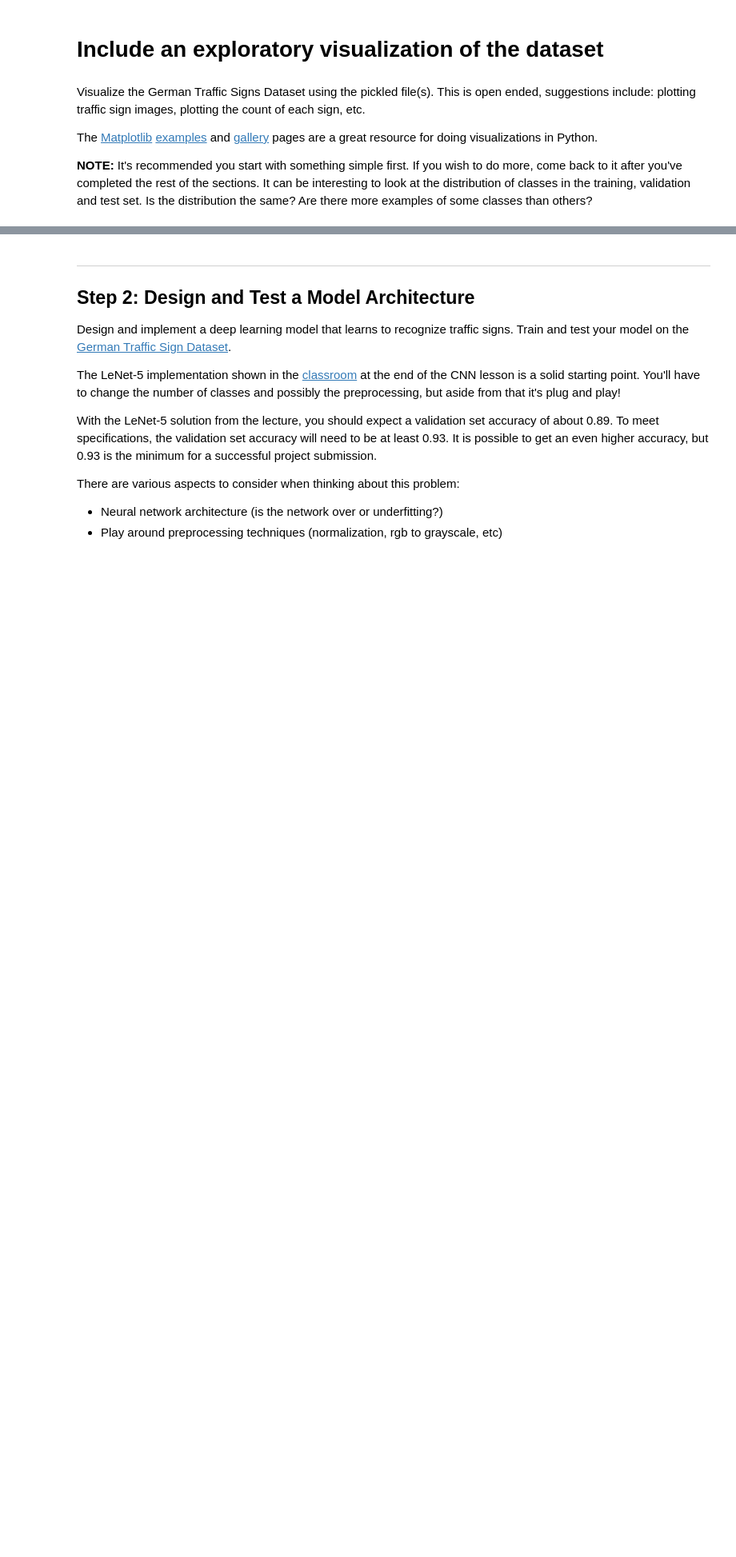
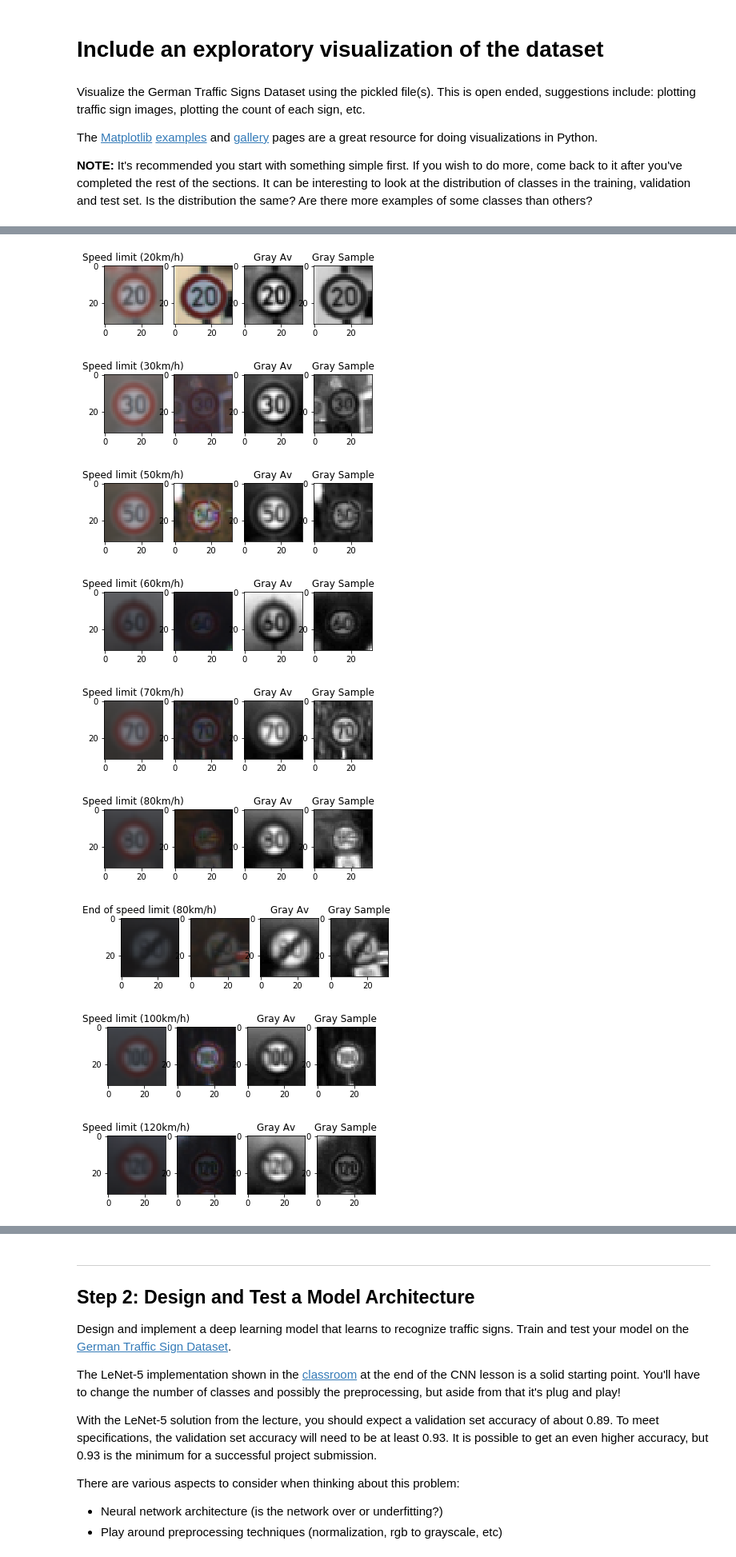
Before and after one commit to venkatvi/UdacitySelfDrivingCarNanoDegree, a Jupyter notebook: Py/Proj2_TrafficSignClassifier/P2/Traffic_Sign_Classifier.ipynb, the cells around one changed output, grey strips where cells are left out. Shown at 80% size. Drawn from its saved outputs; the diff is of its cells as text; code cells hidden in the pictures; blank space fills up the shorter version.

```diff
--- a/Py/Proj2_TrafficSignClassifier/P2/Traffic_Sign_Classifier.ipynb
+++ b/Py/Proj2_TrafficSignClassifier/P2/Traffic_Sign_Classifier.ipynb
@@ -123,0 +223,37 @@ The [Matplotlib](http://matplotlib.org/) [examples](http://matplotlib.org/exampl
+# %%
+# Average over all images per class,
+# For each class, plot a sample image, averaged image and their corresponding grayscales
+for idx in range(number_of_classes):
+    average_image = average_image_per_class[idx]
+    average_image = average_image/num_samples_per_class[idx]
+    average_image = average_image.astype('uint8')
+
+    fig, axes = plt.subplots(1, 4)
+    ax = plt.subplot(1, 4, 1)
+    ax.set_title(signal_names[idx])
+    ax.imshow(average_image)
+
+    ax = plt.subplot(1, 4, 2)
+    ax.imshow(X[unique_indices[idx]])
+
+    gray = cv2.cvtColor(average_image, cv2.COLOR_RGB2GRAY)
+    ax = plt.subplot(1, 4, 3)
+    ax.set_title("Gray Av")
+    ax.imshow(gray, cmap="gray")
+
+    ax = plt.subplot(1, 4, 4)
+    ax.set_title("Gray Sample")
+    gray_sample = cv2.cvtColor(X[unique_indices[idx]], cv2.COLOR_RGB2GRAY)
+    ax.imshow(gray_sample, cmap="gray")
+
+plt.show()
+# %% [output]
+[figure, added]
+[figure, added]
+[figure, added]
+[figure, added]
+[figure, added]
+[figure, added]
+[figure, added]
+[figure, added]
+[figure, added]
```
Also changed, not shown: parts of 18 cells of this notebook.
